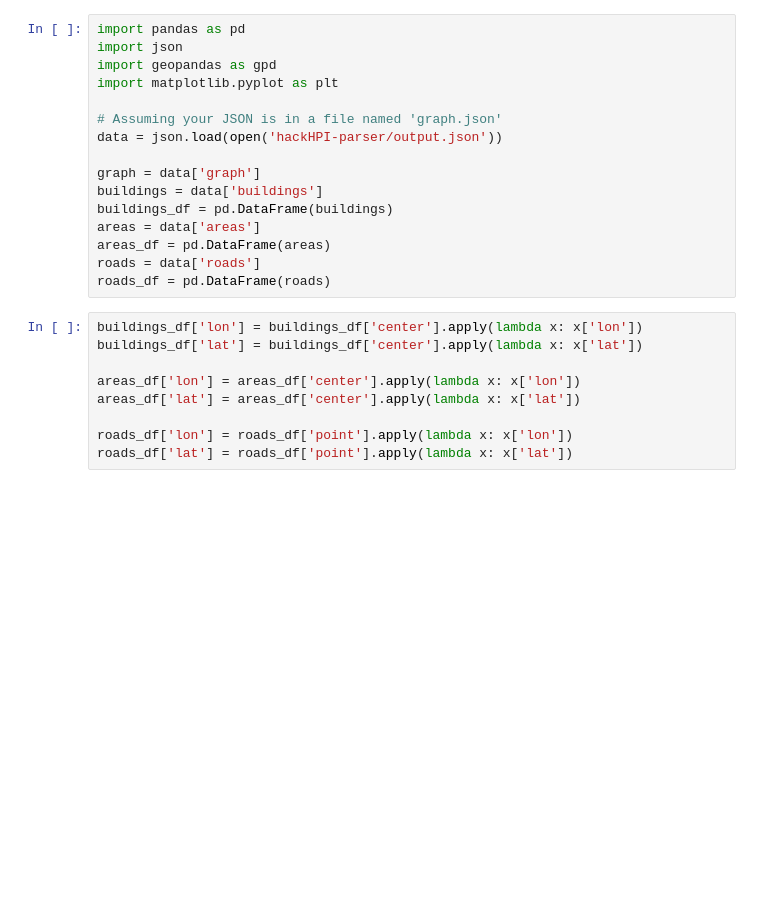
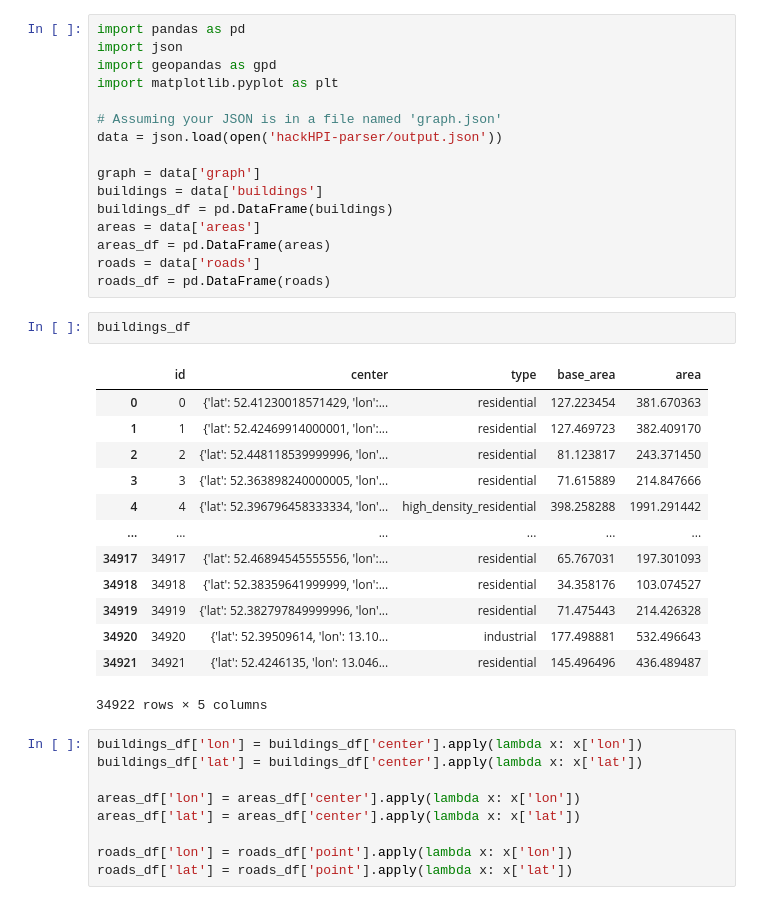
Before and after one commit to Sonaion/hackHPI2024, a Jupyter notebook: visualize_map.ipynb, the cells around one changed output. Cells and saved outputs as stored; diff of their text form; blank space fills up the shorter version.

```diff
--- a/visualize_map.ipynb
+++ b/visualize_map.ipynb
@@ -14,6 +14,22 @@ areas = data['areas']
 areas_df = pd.DataFrame(areas)
 roads = data['roads']
 roads_df = pd.DataFrame(roads)
+# %%
+buildings_df
+# %% [output]
+|  | id | center | type | base_area | area |
+| 0 | 0 | {'lat': 52.41230018571429, 'lon':... | residential | 127.223454 | 381.670363 |
+| 1 | 1 | {'lat': 52.42469914000001, 'lon':... | residential | 127.469723 | 382.409170 |
+| 2 | 2 | {'lat': 52.448118539999996, 'lon'... | residential | 81.123817 | 243.371450 |
+| 3 | 3 | {'lat': 52.363898240000005, 'lon'... | residential | 71.615889 | 214.847666 |
+| 4 | 4 | {'lat': 52.396796458333334, 'lon'... | high_density_residential | 398.258288 | 1991.291442 |
+| ... | ... | ... | ... | ... | ... |
+| 34917 | 34917 | {'lat': 52.46894545555556, 'lon':... | residential | 65.767031 | 197.301093 |
+| 34918 | 34918 | {'lat': 52.38359641999999, 'lon':... | residential | 34.358176 | 103.074527 |
+| 34919 | 34919 | {'lat': 52.382797849999996, 'lon'... | residential | 71.475443 | 214.426328 |
+| 34920 | 34920 | {'lat': 52.39509614, 'lon': 13.10... | industrial | 177.498881 | 532.496643 |
+| 34921 | 34921 | {'lat': 52.4246135, 'lon': 13.046... | residential | 145.496496 | 436.489487 |
+34922 rows × 5 columns
 # %%
 buildings_df['lon'] = buildings_df['center'].apply(lambda x: x['lon'])
 buildings_df['lat'] = buildings_df['center'].apply(lambda x: x['lat'])
```
Also changed, not shown: parts of 3 cells of this notebook, 4 other files.
